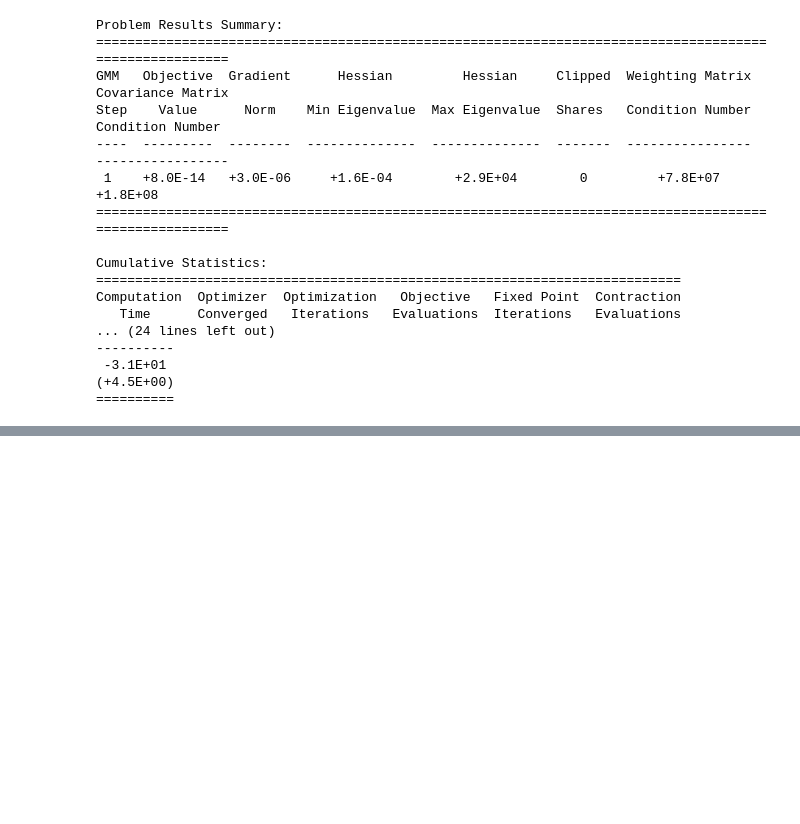
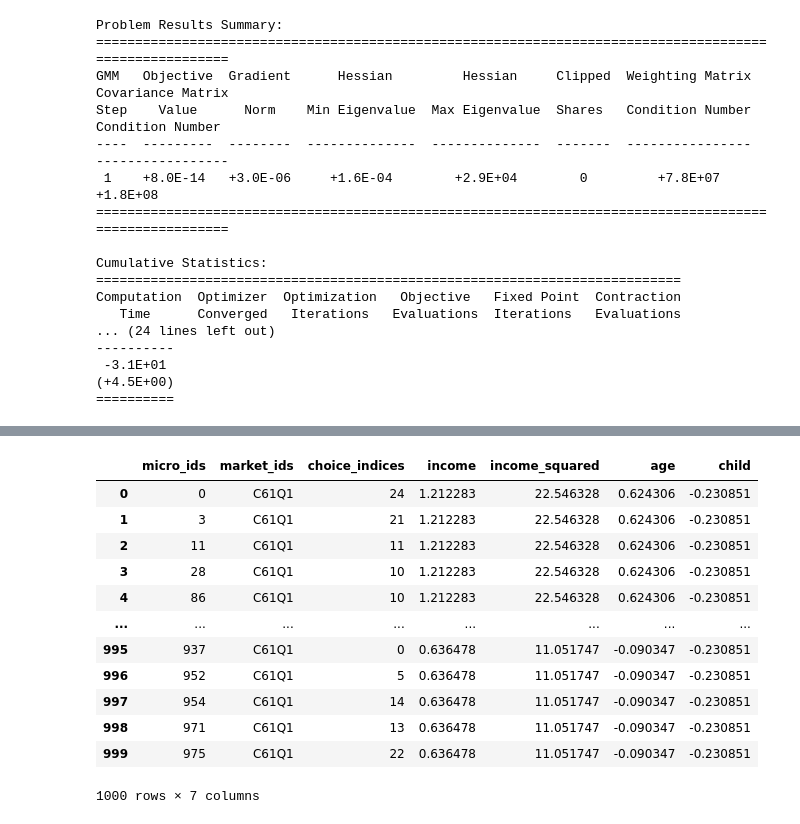
Before and after one commit to jeffgortmaker/pyblp, a Jupyter notebook: docs/notebooks/tutorial/post_estimation.ipynb, the cells around one changed output, grey strips where cells are left out. Saved outputs shown, nothing was run; the diff lists cells and outputs as text; code cells hidden in the pictures; blank space fills up the shorter version.

Commit message:
DOC: add optimal micro moments tutorial

```diff
--- a/docs/notebooks/tutorial/post_estimation.ipynb
+++ b/docs/notebooks/tutorial/post_estimation.ipynb
@@ -339,0 +347,11 @@ Computation  Optimizer  Optimization   Objective   Fixed Point  Contraction
+# %%
+micro_dataset = pyblp.MicroDataset(
+    name="Simulated micro data",
+    observations=1_000,
+    compute_weights=lambda t, p, a: np.ones((a.size, 1 + p.size)),
+    market_ids=['C61Q1'],
+)
+micro_data = results.simulate_micro_data(
+    dataset=micro_dataset,
+    seed=0,
+)
@@ -339,0 +360,3 @@ Computation  Optimizer  Optimization   Objective   Fixed Point  Contraction
+# %%
+micro_data = pd.DataFrame(pyblp.data_to_dict(micro_data))
+micro_data
@@ -339,0 +386,22 @@ Computation  Optimizer  Optimization   Objective   Fixed Point  Contraction
+# %%
+agent_data['agent_indices'] = agent_data.groupby('market_ids').cumcount()
+micro_data = micro_data.merge(
+    agent_data[['market_ids', 'agent_indices', 'income', 'income_squared', 'age', 'child']],
+    on=['market_ids', 'agent_indices']
+)
+del micro_data['agent_indices']
+micro_data
+# %% [output]
+|  | micro_ids | market_ids | choice_indices | income | income_squared | age | child |
+| 0 | 0 | C61Q1 | 24 | 1.212283 | 22.546328 | 0.624306 | -0.230851 |
+| 1 | 3 | C61Q1 | 21 | 1.212283 | 22.546328 | 0.624306 | -0.230851 |
+| 2 | 11 | C61Q1 | 11 | 1.212283 | 22.546328 | 0.624306 | -0.230851 |
+| 3 | 28 | C61Q1 | 10 | 1.212283 | 22.546328 | 0.624306 | -0.230851 |
+| 4 | 86 | C61Q1 | 10 | 1.212283 | 22.546328 | 0.624306 | -0.230851 |
+| ... | ... | ... | ... | ... | ... | ... | ... |
+| 995 | 937 | C61Q1 | 0 | 0.636478 | 11.051747 | -0.090347 | -0.230851 |
+| 996 | 952 | C61Q1 | 5 | 0.636478 | 11.051747 | -0.090347 | -0.230851 |
+| 997 | 954 | C61Q1 | 14 | 0.636478 | 11.051747 | -0.090347 | -0.230851 |
+| 998 | 971 | C61Q1 | 13 | 0.636478 | 11.051747 | -0.090347 | -0.230851 |
+| 999 | 975 | C61Q1 | 22 | 0.636478 | 11.051747 | -0.090347 | -0.230851 |
+1000 rows × 7 columns
```
Also changed, not shown: parts of 30 cells of this notebook, 1 other file.
